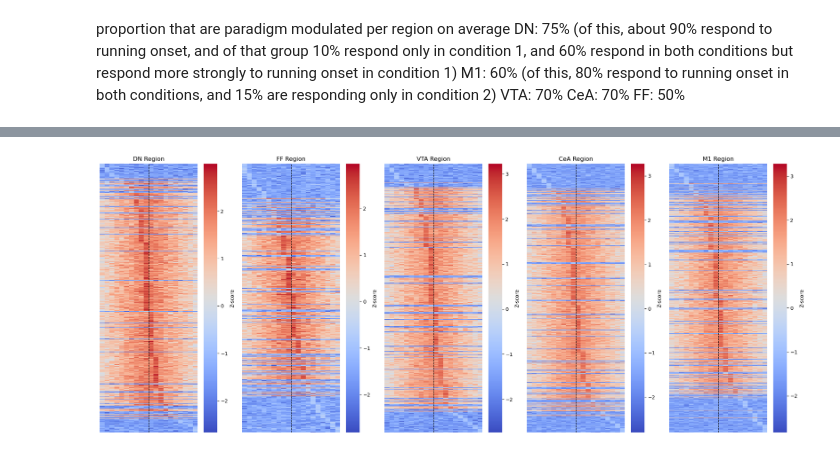
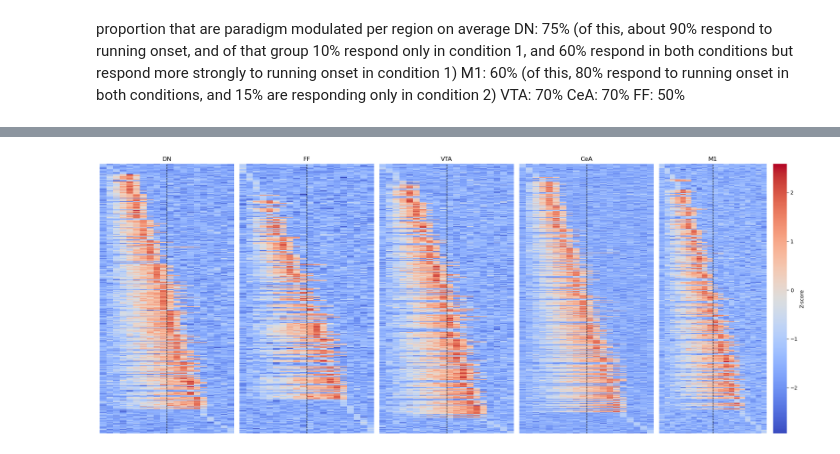
Before and after one commit to nitarome/NGG6050, a Jupyter notebook: NPX data simulation.ipynb, the cells around one changed output, grey strips where cells are left out. Saved outputs shown, nothing was run; the diff lists cells and outputs as text; code cells hidden in the pictures.

```diff
--- a/NPX data simulation.ipynb
+++ b/NPX data simulation.ipynb
@@ -197,6 +231,8 @@ for animal in animals: #simulating recording accross 8 animals
 
 
     units_per_site = units*(np.array(sites))
+    units_per_site = np.clip(units_per_site, 0, None)  # Values less than 0 will be clipped to 0
+
     single_units.append(units_per_site.round()) #rounding to whole numbers
 
 np.random.seed(seed = None) #unseeding things just in case
@@ -220,7 +256,7 @@ for col in cprpaDF.columns:
     prop = prop_mod[col]
     cprpaDF_pm[col] = (cprpaDF[col]*prop)
 
-cprpaDF_pm = cprpaDF_lim.round()
+cprpaDF_pm = cprpaDF_pm.round()
 
 cpr= cprpaDF_pm.sum()
 # %%
@@ -281,7 +317,7 @@ post_stim_points = 10
 total_points = pre_stim_points + post_stim_points
 z_score_range = (-3.5, 3.5)
 #response_proportion = 0.7  # 70% of neurons respond
-rois_responseprop = {"DN":0.75, "M1": 0.6, "VTA": 0.7, "CeA": 0.7, "FF":0.5}
+rois_response_base = {"DN":0.75, "M1": 0.6, "VTA": 0.7, "CeA": 0.7, "FF":0.5}
 # %%
 list(enumerate(zip(*neuron_counts.values())))
 # %% [output]
@@ -429,40 +474,4 @@ region_time_series
 # %%
-# Convert `all_neuron_data` from block 1 into a dictionary format organized by region
-region_time_series = {region: [] for region in neuron_counts.keys()}
-
-# Populate the region_time_series dictionary with sorted time series from `all_neuron_data`
-for region, time_series, peak_time in all_neuron_data:
-    # Smooth the time series if necessary
-    #smoothed_time_series = smooth_time_series(time_series)
-    region_time_series[region].append((time_series, peak_time))
-
-# Sort the time series within each region by peak time
-for region, data in region_time_series.items():
-    # Sort by peak time
-    data.sort(key=lambda x: x[1])
-
-    # Replace each entry in the region with just the smoothed time series (removing peak times)
-    region_time_series[region] = [x[0] for x in data]
-
-# Create subplots: one for each region
-fig, axes = plt.subplots(nrows=1, ncols=len(region_time_series), figsize=(20, 8))
-
-# Loop through each region and create a heatmap
-for ax, (region, time_series_list) in zip(axes, region_time_series.items()):
-    # Convert the list of time series for the region into a NumPy array
-    heatmap_data = np.array(time_series_list)
-
-    # Plot heatmap
-    sns.heatmap(heatmap_data, cmap='coolwarm', cbar_kws={'label': 'Z-score'}, xticklabels=False, yticklabels=False, ax=ax)
-
-    # Add a vertical dotted line at time point 0 (pre-stimulus)
-    ax.axvline(x=pre_stim_points, color='black', linestyle='--', linewidth=1)
-
-    # Set the title for the region
-    ax.set_title(f"{region} Region")
-
-# Adjust the layout and display the figure
-plt.tight_layout()
-plt.show()
+plot_region_heatmaps()
 # %% [output]
-[figure, old version]
+[figure, new version]
```
Also changed, not shown: parts of 35 cells of this notebook.
